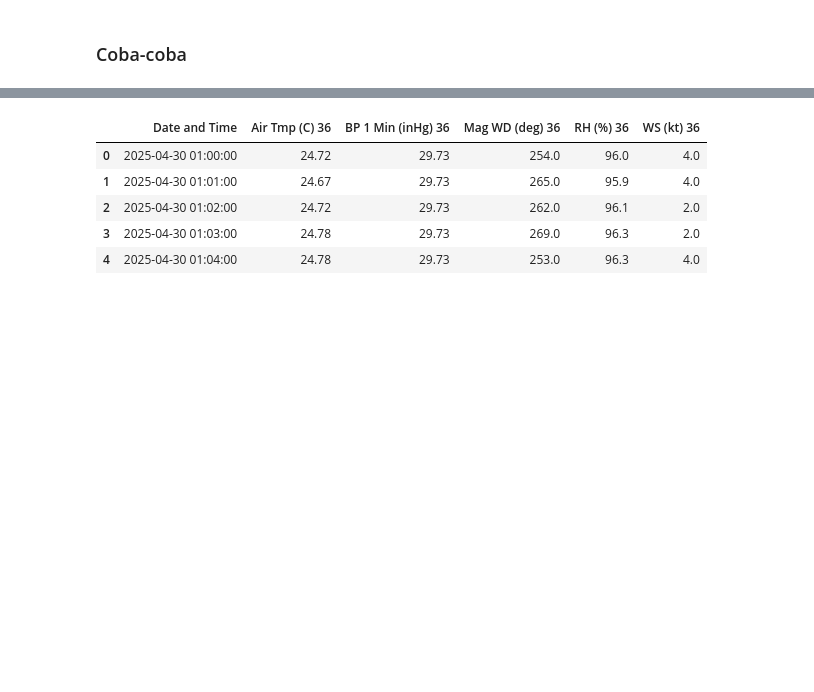
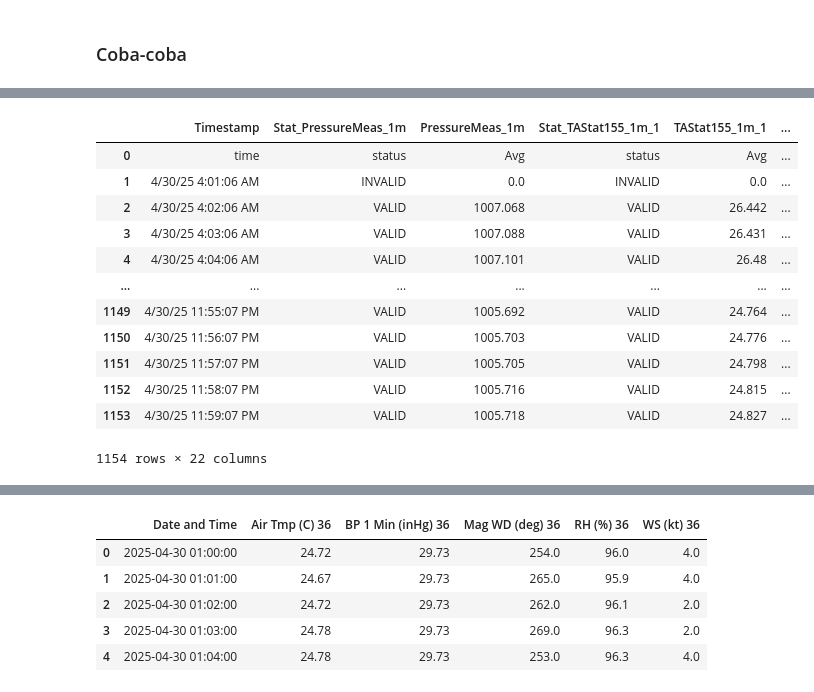
Before and after one commit to HandiSutriyan/CompareDataLapang, a Jupyter notebook: analisis.ipynb, the cells around one changed output, grey strips where cells are left out. Cells and saved outputs as stored; diff of their text form; code cells hidden in the pictures; blank space fills up the shorter version.

```diff
--- a/analisis.ipynb
+++ b/analisis.ipynb
@@ -670,0 +672,27 @@ uut.head()
+# %%
+uut.columns = uut.columns.str.strip()
+new_header = []
+for i, col in enumerate(uut.columns):
+    if 'Unnamed' in col and i > 0:
+        next_col = uut.columns[i+1] if i+1 < len(uut.columns) else ''
+        new_header.append(f'Stat_{next_col}')
+    elif i == 0:
+        new_header.append('Timestamp')
+    else:
+        new_header.append(col)
+uut.columns = new_header
+uut
+# %% [output]
+|  | Timestamp | Stat_PressureMeas_1m | PressureMeas_1m | Stat_TAStat155_1m_1 | TAStat155_1m_1 | ... |
+| 0 | time | status | Avg | status | Avg | ... |
+| 1 | 4/30/25 4:01:06 AM | INVALID | 0.0 | INVALID | 0.0 | ... |
+| 2 | 4/30/25 4:02:06 AM | VALID | 1007.068 | VALID | 26.442 | ... |
+| 3 | 4/30/25 4:03:06 AM | VALID | 1007.088 | VALID | 26.431 | ... |
+| 4 | 4/30/25 4:04:06 AM | VALID | 1007.101 | VALID | 26.48 | ... |
+| ... | ... | ... | ... | ... | ... | ... |
+| 1149 | 4/30/25 11:55:07 PM | VALID | 1005.692 | VALID | 24.764 | ... |
+| 1150 | 4/30/25 11:56:07 PM | VALID | 1005.703 | VALID | 24.776 | ... |
+| 1151 | 4/30/25 11:57:07 PM | VALID | 1005.705 | VALID | 24.798 | ... |
+| 1152 | 4/30/25 11:58:07 PM | VALID | 1005.716 | VALID | 24.815 | ... |
+| 1153 | 4/30/25 11:59:07 PM | VALID | 1005.718 | VALID | 24.827 | ... |
+1154 rows × 22 columns
```
Also changed, not shown: parts of 9 cells of this notebook, 1 other file.
